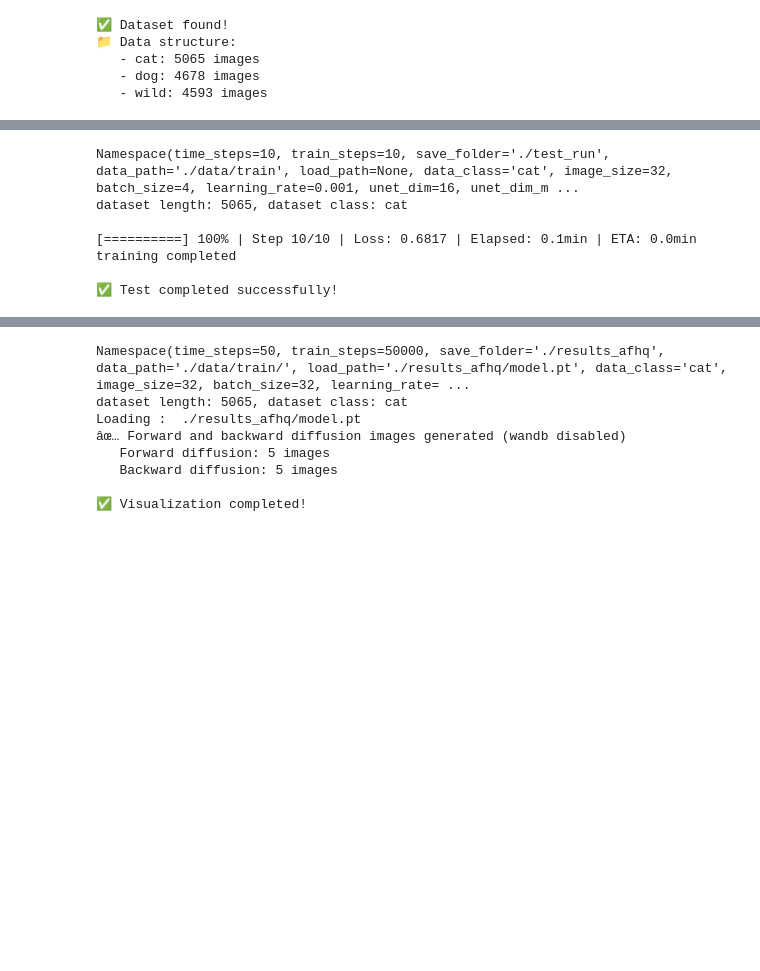
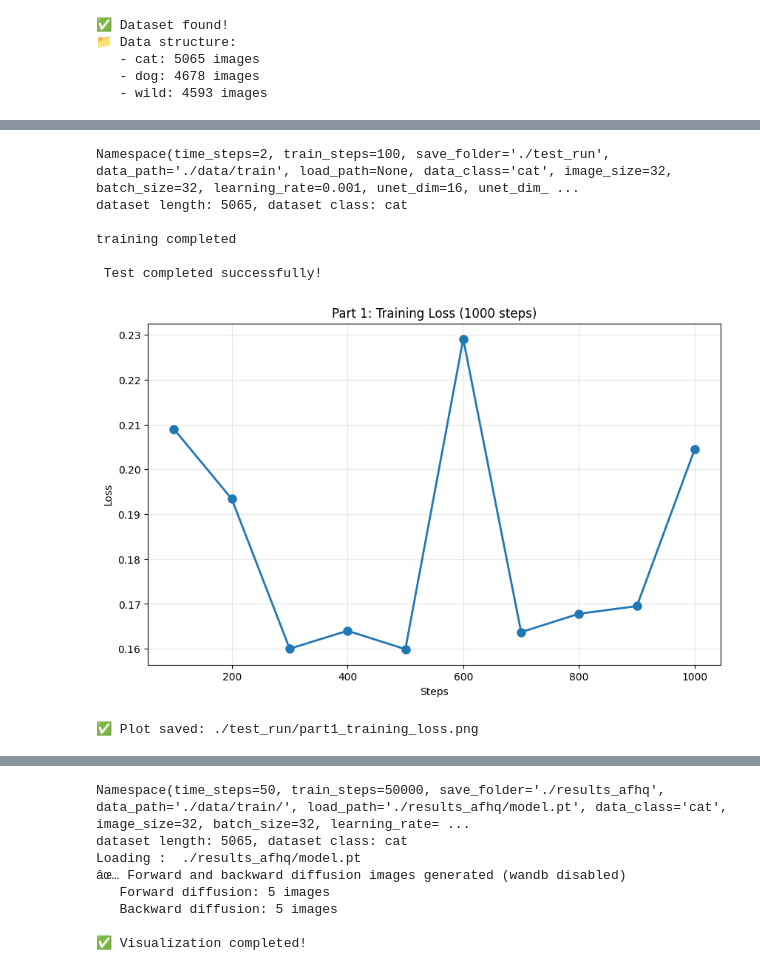
Before and after one commit to dhairyamishra/Variational-Autoencoder-and-Diffusion-Models-on-Animal-Faces-HQ-dataset__CVA_3, a Jupyter notebook: A3_PartB/A3_PartB/run_diffusion.ipynb, the cells around one changed output, grey strips where cells are left out. Saved outputs shown, nothing was run; the diff lists cells and outputs as text; code cells hidden in the pictures; blank space fills up the shorter version.

Commit message:
PART B sync

```diff
--- a/A3_PartB/A3_PartB/run_diffusion.ipynb
+++ b/A3_PartB/A3_PartB/run_diffusion.ipynb
@@ -73,27 +53,28 @@ Requirement already satisfied: MarkupSafe>=2.0 in c:\users\dhair\appdata\local\p
 # %%
-# Quick test (100 steps, ~1-2 minutes) with real-time progress
+# PART 1: (100 steps, ~10-15 minutes)
 import subprocess
 import sys
 import os
 
-os.environ['WANDB_MODE'] = 'disabled'
+# os.environ['WANDB_MODE'] = 'disabled'
 
 process = subprocess.Popen(
     [sys.executable, 'main.py',
      '--data_path', './data/train',
      '--save_folder', './test_run',
-     '--time_steps', '10',
-     '--train_steps', '10',
+     '--time_steps', '2',
+     '--train_steps', '100',
      '--image_size', '32',
-     '--batch_size', '4',
+     '--batch_size', '32',
      '--learning_rate', '1e-3',
      '--unet_dim', '16',
-     '--save_and_sample_every', '5'],
+     '--save_and_sample_every', '100'],
     stdout=subprocess.PIPE,
     stderr=subprocess.STDOUT,
     text=True,
     bufsize=1,
-    universal_newlines=True
+    encoding='utf-8',  # Add UTF-8 encoding
+    errors='replace'   # Replace unknown characters with blank
 )
 
 # Stream output line by line in real-time
@@ -104,17 +85,35 @@ for line in iter(process.stdout.readline, ''):
 return_code = process.wait()
 
 if return_code == 0:
-    print("\n✅ Test completed successfully!")
+    print("\n Test completed successfully!")
 else:
-    print(f"\n❌ Test failed with error code: {return_code}")
+    print(f"\n Test failed with error code: {return_code}")
 # %% [output]
-Namespace(time_steps=10, train_steps=10, save_folder='./test_run', data_path='./data/train', load_path=None, data_class='cat', image_size=32, batch_size=4, learning_rate=0.001, unet_dim=16, unet_dim_m ...
+Namespace(time_steps=2, train_steps=100, save_folder='./test_run', data_path='./data/train', load_path=None, data_class='cat', image_size=32, batch_size=32, learning_rate=0.001, unet_dim=16, unet_dim_ ...
 dataset length: 5065, dataset class: cat
 
-[==========] 100% | Step 10/10 | Loss: 0.6817 | Elapsed: 0.1min | ETA: 0.0min
 training completed
 
-✅ Test completed successfully!
+ Test completed successfully!
+# %%
+# Part 1: Simple Training Loss Plot
+import matplotlib.pyplot as plt
+
+steps = [100, 200, 300, 400, 500, 600, 700, 800, 900, 1000]
+losses = [0.2090, 0.1934, 0.1600, 0.1640, 0.1599, 0.2291, 0.1637, 0.1678, 0.1695, 0.2045]
+
+plt.figure(figsize=(10, 6))
+plt.plot(steps, losses, 'o-', linewidth=2, markersize=8)
+plt.xlabel('Steps')
+plt.ylabel('Loss')
+plt.title('Part 1: Training Loss (1000 steps)')
+plt.grid(True, alpha=0.3)
+plt.savefig('./test_run/part1_training_loss.png', dpi=300)
+plt.show()
+print("✅ Plot saved: ./test_run/part1_training_loss.png")
+# %% [output]
+[figure, added]
+✅ Plot saved: ./test_run/part1_training_loss.png
 # %%
 # Quick test Visualize the forward and backward diffusion process
 import os
```
Also changed, not shown: parts of 9 cells of this notebook, 1 other file.
